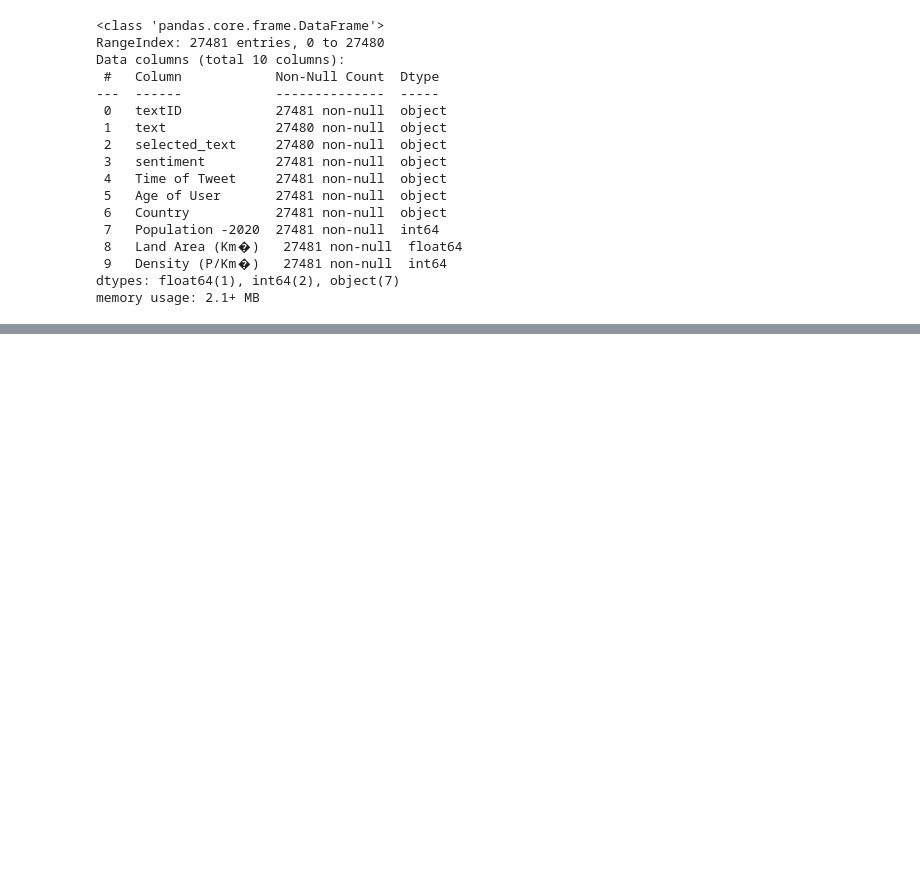
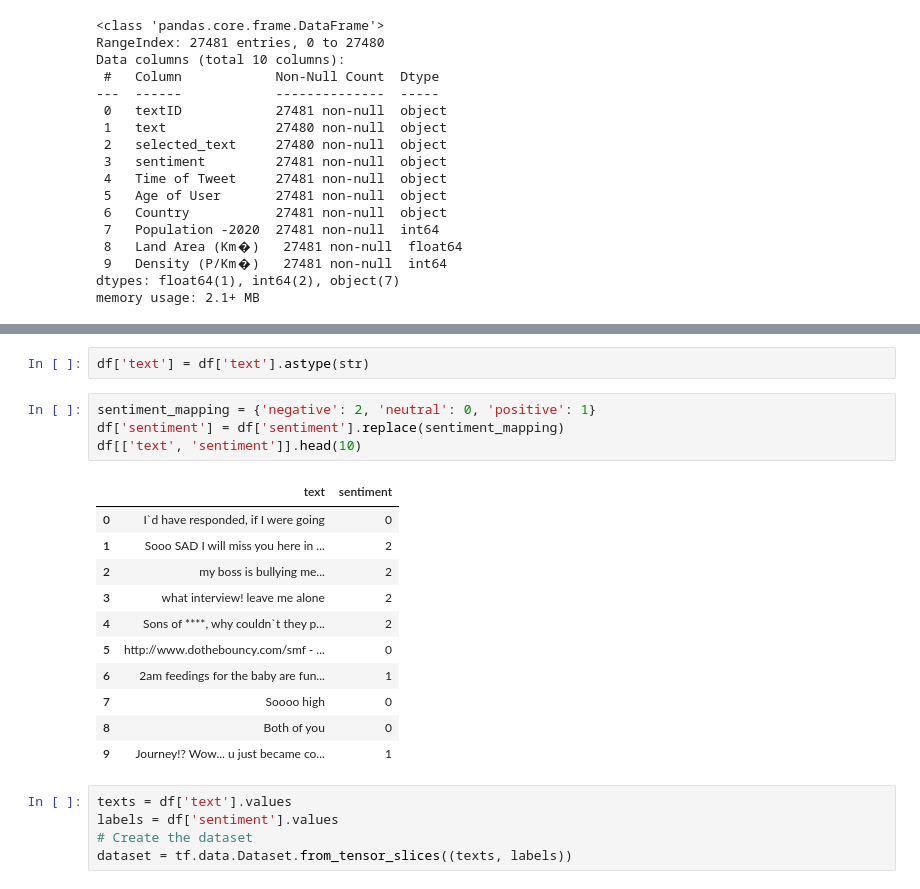
Before and after one commit to ChaseMB00/deeplearningpraktikum, a Jupyter notebook: notebooks/kaggle_sentiment.ipynb, the cells around one changed output, grey strips where cells are left out. Cells and saved outputs as stored; diff of their text form; blank space fills up the shorter version.

```diff
--- a/notebooks/kaggle_sentiment.ipynb
+++ b/notebooks/kaggle_sentiment.ipynb
@@ -26,0 +47,23 @@ memory usage: 2.1+ MB
+# %%
+df['text'] = df['text'].astype(str)
+# %%
+sentiment_mapping = {'negative': 2, 'neutral': 0, 'positive': 1}
+df['sentiment'] = df['sentiment'].replace(sentiment_mapping)
+df[['text', 'sentiment']].head(10)
+# %% [output]
+|  | text | sentiment |
+| 0 | I`d have responded, if I were going | 0 |
+| 1 | Sooo SAD I will miss you here in ... | 2 |
+| 2 | my boss is bullying me... | 2 |
+| 3 | what interview! leave me alone | 2 |
+| 4 | Sons of ****, why couldn`t they p... | 2 |
+| 5 | http://www.dothebouncy.com/smf - ... | 0 |
+| 6 | 2am feedings for the baby are fun... | 1 |
+| 7 | Soooo high | 0 |
+| 8 | Both of you | 0 |
+| 9 | Journey!? Wow... u just became co... | 1 |
+# %%
+texts = df['text'].values
+labels = df['sentiment'].values
+# Create the dataset
+dataset = tf.data.Dataset.from_tensor_slices((texts, labels))
```
Also changed, not shown: parts of 14 cells of this notebook, 1 other file.
